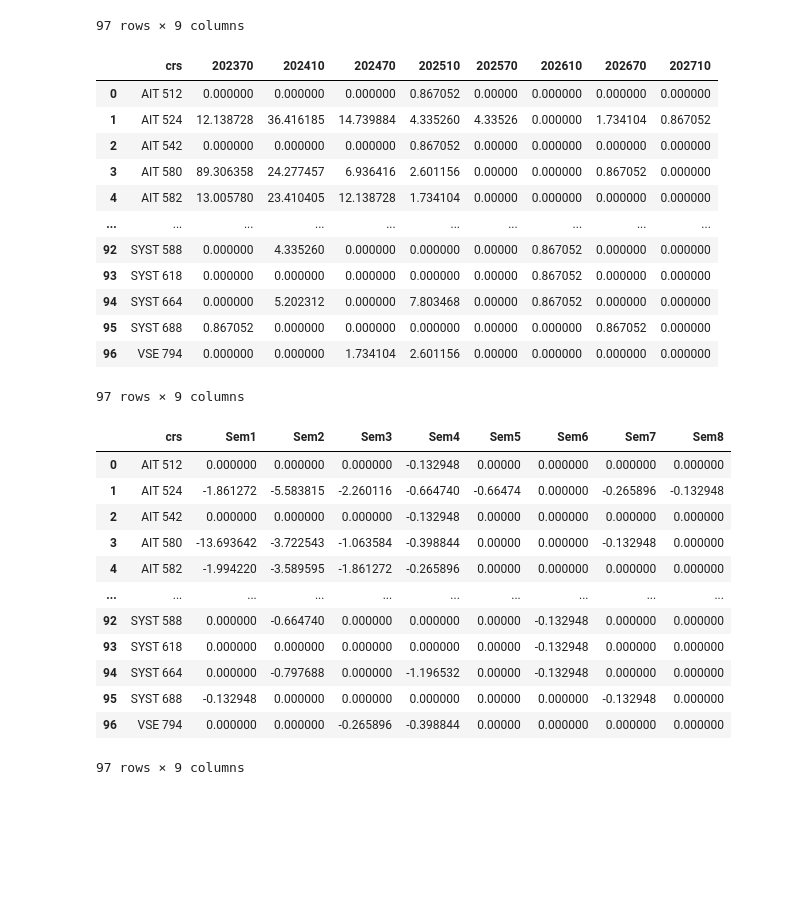
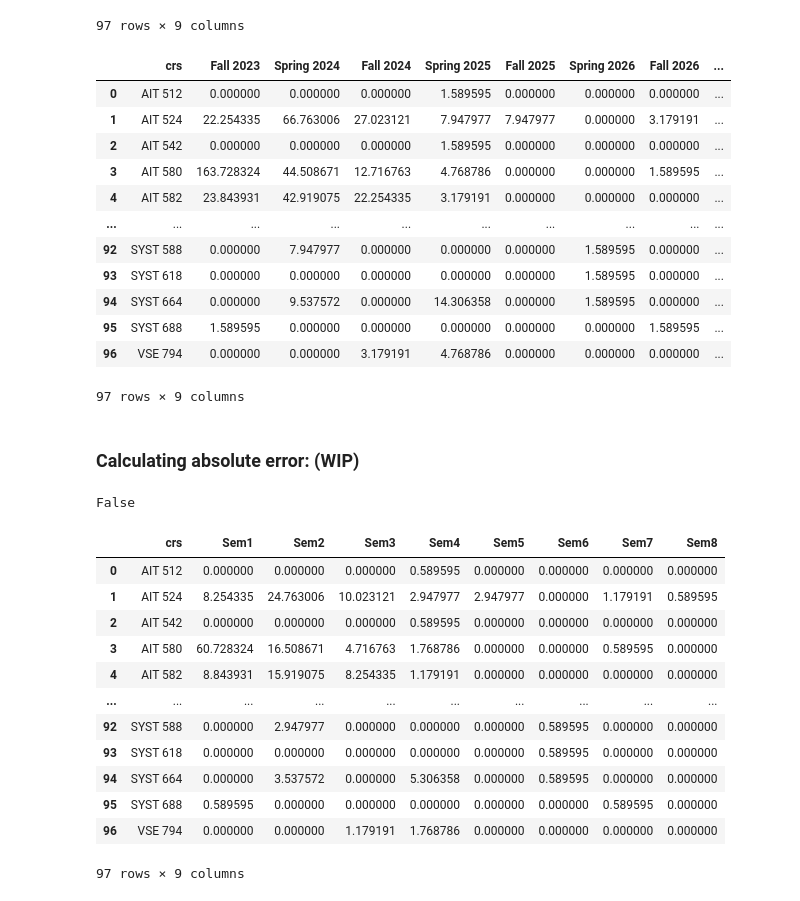
Before and after one commit to GoswamiSagarD/Team-Prophecy, a Jupyter notebook: Code/02_MachineLearning/WeightedProjection/WeightedProjections.ipynb, the cells around one changed output. Saved outputs shown, nothing was run; the diff lists cells and outputs as text; code cells hidden in the pictures; blank space fills up the shorter version.

Commit message:
BernieAnalytics
Co-Authored-By: erick-a-torres <117875060+erick-a-torres@users.noreply.github.com>
Co-Authored-By: Telina10 <123911417+Telina10@users.noreply.github.com>

```diff
--- a/Code/02_MachineLearning/WeightedProjection/WeightedProjections.ipynb
+++ b/Code/02_MachineLearning/WeightedProjection/WeightedProjections.ipynb
@@ -35,8 +88,8 @@ db_finalEnrollment = DM.get_data('EnrollmentFinalStatus', 'db', 'processed')
 def get_term_desc(term_code):
     if term_code == 202010:
         return 'Spring 2020 - COVID-19'
-    term_year = term_code // 100
-    term_name = 'Fall' if term_code % 100 == 70 else 'Spring'
+    term_year = int(term_code) // 100
+    term_name = 'Fall' if int(term_code) % 100 == 70 else 'Spring'
     return str(term_name) + " " + str(term_year)
 
 def get_term_code(term_desc):
@@ -69,12 +124,12 @@ future_semesters['reg_term_desc'] = future_semesters['reg_term_code'].apply(get_
 # %%
 # Defining the model inputs
 inputs = {
-    'eat_desc'      : "Fall 2023",
-    'prog_desc'     : "MS Data Analytics Engineering",
-    'courses'       : "All",
-    'mod'           : "combined",
-    'visa'          : "combined",
-    'ExpN_eat'      : 150
+    'eat_desc'      : "Fall 2023",                      # Accepted Inputs: "[Fall/Spring] [YYYY]"
+    'prog_desc'     : "MS Data Analytics Engineering",  # Accepted Inputs: "[prog_desc]" OR "All"
+    'courses'       : "All",                            # Accepted Inputs: "[crs]" OR "All"
+    'mod'           : "combined",                       # Accepted Inputs: "combined" OR "separate"
+    'visa'          : "combined",                       # Accepted Inputs: "[stu_visa]" OR "combined"
+    'ExpN_eat'      : 275                               # Accepted Inputs: "[int]"
 }
 # %%
 # Building the model parameters
@@ -277,30 +332,43 @@ df_CrsDemHist
 # %%
 # Generating predictions dataframe for eat Term by multiplying the ratio_eat_at with the previous Enrollment Demand History
 df_Pred = df_CrsDemHist.copy()
 df_Pred = pd.merge(
     df_Pred.iloc[:, :1],
     df_Pred.iloc[:, 1:] \
         .apply(lambda x: x * model_params['rat_eat_at'], axis=1),
     left_index=True, right_index=True
 )
 
 # Renaming the columns in the df_Pred dataframe with term_list
-df_Pred.columns = ['crs'] + [int(i) + model_params['eat_code'] - model_params['at_code'] for i in df_Pred.columns.to_list()[1:]]
+col_list = df_Pred.columns[1:].tolist()
+new_col_list = []
+for col_name in col_list:
+    new_col_name = int(col_name) + model_params['eat_code'] - int(df_Pred.columns[1])
+    new_col_name = get_term_desc(new_col_name)
+    new_col_list.append(new_col_name)
+df_Pred.columns = ['crs'] + new_col_list
+
 df_Pred
 # %% [output]
-|  | crs | 202370 | 202410 | 202470 | 202510 | 202570 | 202610 | 202670 | 202710 |
-| 0 | AIT 512 | 0.000000 | 0.000000 | 0.000000 | 0.867052 | 0.00000 | 0.000000 | 0.000000 | 0.000000 |
-| 1 | AIT 524 | 12.138728 | 36.416185 | 14.739884 | 4.335260 | 4.33526 | 0.000000 | 1.734104 | 0.867052 |
-| 2 | AIT 542 | 0.000000 | 0.000000 | 0.000000 | 0.867052 | 0.00000 | 0.000000 | 0.000000 | 0.000000 |
-| 3 | AIT 580 | 89.306358 | 24.277457 | 6.936416 | 2.601156 | 0.00000 | 0.000000 | 0.867052 | 0.000000 |
-| 4 | AIT 582 | 13.005780 | 23.410405 | 12.138728 | 1.734104 | 0.00000 | 0.000000 | 0.000000 | 0.000000 |
+|  | crs | Fall 2023 | Spring 2024 | Fall 2024 | Spring 2025 | Fall 2025 | Spring 2026 | Fall 2026 | ... |
+| 0 | AIT 512 | 0.000000 | 0.000000 | 0.000000 | 1.589595 | 0.000000 | 0.000000 | 0.000000 | ... |
+| 1 | AIT 524 | 22.254335 | 66.763006 | 27.023121 | 7.947977 | 7.947977 | 0.000000 | 3.179191 | ... |
+| 2 | AIT 542 | 0.000000 | 0.000000 | 0.000000 | 1.589595 | 0.000000 | 0.000000 | 0.000000 | ... |
+| 3 | AIT 580 | 163.728324 | 44.508671 | 12.716763 | 4.768786 | 0.000000 | 0.000000 | 1.589595 | ... |
+| 4 | AIT 582 | 23.843931 | 42.919075 | 22.254335 | 3.179191 | 0.000000 | 0.000000 | 0.000000 | ... |
 | ... | ... | ... | ... | ... | ... | ... | ... | ... | ... |
-| 92 | SYST 588 | 0.000000 | 4.335260 | 0.000000 | 0.000000 | 0.00000 | 0.867052 | 0.000000 | 0.000000 |
-| 93 | SYST 618 | 0.000000 | 0.000000 | 0.000000 | 0.000000 | 0.00000 | 0.867052 | 0.000000 | 0.000000 |
-| 94 | SYST 664 | 0.000000 | 5.202312 | 0.000000 | 7.803468 | 0.00000 | 0.867052 | 0.000000 | 0.000000 |
-| 95 | SYST 688 | 0.867052 | 0.000000 | 0.000000 | 0.000000 | 0.00000 | 0.000000 | 0.867052 | 0.000000 |
-| 96 | VSE 794 | 0.000000 | 0.000000 | 1.734104 | 2.601156 | 0.00000 | 0.000000 | 0.000000 | 0.000000 |
+| 92 | SYST 588 | 0.000000 | 7.947977 | 0.000000 | 0.000000 | 0.000000 | 1.589595 | 0.000000 | ... |
+| 93 | SYST 618 | 0.000000 | 0.000000 | 0.000000 | 0.000000 | 0.000000 | 1.589595 | 0.000000 | ... |
+| 94 | SYST 664 | 0.000000 | 9.537572 | 0.000000 | 14.306358 | 0.000000 | 1.589595 | 0.000000 | ... |
+| 95 | SYST 688 | 1.589595 | 0.000000 | 0.000000 | 0.000000 | 0.000000 | 0.000000 | 1.589595 | ... |
+| 96 | VSE 794 | 0.000000 | 0.000000 | 3.179191 | 4.768786 | 0.000000 | 0.000000 | 0.000000 | ... |
 97 rows × 9 columns
+# %% [markdown]
+### Calculating absolute error: (WIP)
+# %%
+model_params['eat_code'] in semesters.reg_term_code.tolist()
+# %% [output]
+False
 # %%
 # Getting difference between the dataframes
 df_Diff = df_Pred.copy()
@@ -313,15 +381,15 @@ df_Diff = df_Diff.iloc[:, :1].merge(df_Diff.iloc[:, 1:].sub(df_temp.iloc[:, 1:])
 df_Diff
 # %% [output]
 |  | crs | Sem1 | Sem2 | Sem3 | Sem4 | Sem5 | Sem6 | Sem7 | Sem8 |
-| 0 | AIT 512 | 0.000000 | 0.000000 | 0.000000 | -0.132948 | 0.00000 | 0.000000 | 0.000000 | 0.000000 |
-| 1 | AIT 524 | -1.861272 | -5.583815 | -2.260116 | -0.664740 | -0.66474 | 0.000000 | -0.265896 | -0.132948 |
-| 2 | AIT 542 | 0.000000 | 0.000000 | 0.000000 | -0.132948 | 0.00000 | 0.000000 | 0.000000 | 0.000000 |
-| 3 | AIT 580 | -13.693642 | -3.722543 | -1.063584 | -0.398844 | 0.00000 | 0.000000 | -0.132948 | 0.000000 |
-| 4 | AIT 582 | -1.994220 | -3.589595 | -1.861272 | -0.265896 | 0.00000 | 0.000000 | 0.000000 | 0.000000 |
+| 0 | AIT 512 | 0.000000 | 0.000000 | 0.000000 | 0.589595 | 0.000000 | 0.000000 | 0.000000 | 0.000000 |
+| 1 | AIT 524 | 8.254335 | 24.763006 | 10.023121 | 2.947977 | 2.947977 | 0.000000 | 1.179191 | 0.589595 |
+| 2 | AIT 542 | 0.000000 | 0.000000 | 0.000000 | 0.589595 | 0.000000 | 0.000000 | 0.000000 | 0.000000 |
+| 3 | AIT 580 | 60.728324 | 16.508671 | 4.716763 | 1.768786 | 0.000000 | 0.000000 | 0.589595 | 0.000000 |
+| 4 | AIT 582 | 8.843931 | 15.919075 | 8.254335 | 1.179191 | 0.000000 | 0.000000 | 0.000000 | 0.000000 |
 | ... | ... | ... | ... | ... | ... | ... | ... | ... | ... |
-| 92 | SYST 588 | 0.000000 | -0.664740 | 0.000000 | 0.000000 | 0.00000 | -0.132948 | 0.000000 | 0.000000 |
-| 93 | SYST 618 | 0.000000 | 0.000000 | 0.000000 | 0.000000 | 0.00000 | -0.132948 | 0.000000 | 0.000000 |
-| 94 | SYST 664 | 0.000000 | -0.797688 | 0.000000 | -1.196532 | 0.00000 | -0.132948 | 0.000000 | 0.000000 |
-| 95 | SYST 688 | -0.132948 | 0.000000 | 0.000000 | 0.000000 | 0.00000 | 0.000000 | -0.132948 | 0.000000 |
-| 96 | VSE 794 | 0.000000 | 0.000000 | -0.265896 | -0.398844 | 0.00000 | 0.000000 | 0.000000 | 0.000000 |
+| 92 | SYST 588 | 0.000000 | 2.947977 | 0.000000 | 0.000000 | 0.000000 | 0.589595 | 0.000000 | 0.000000 |
+| 93 | SYST 618 | 0.000000 | 0.000000 | 0.000000 | 0.000000 | 0.000000 | 0.589595 | 0.000000 | 0.000000 |
+| 94 | SYST 664 | 0.000000 | 3.537572 | 0.000000 | 5.306358 | 0.000000 | 0.589595 | 0.000000 | 0.000000 |
+| 95 | SYST 688 | 0.589595 | 0.000000 | 0.000000 | 0.000000 | 0.000000 | 0.000000 | 0.589595 | 0.000000 |
+| 96 | VSE 794 | 0.000000 | 0.000000 | 1.179191 | 1.768786 | 0.000000 | 0.000000 | 0.000000 | 0.000000 |
 97 rows × 9 columns
```
Also changed, not shown: parts of 7 cells of this notebook, 2 other files.
